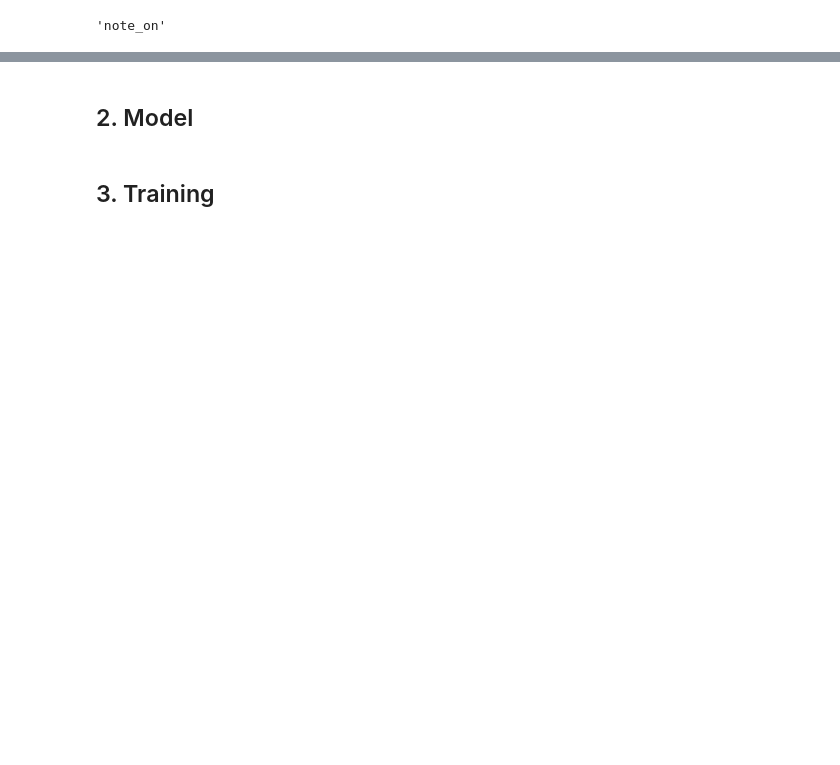
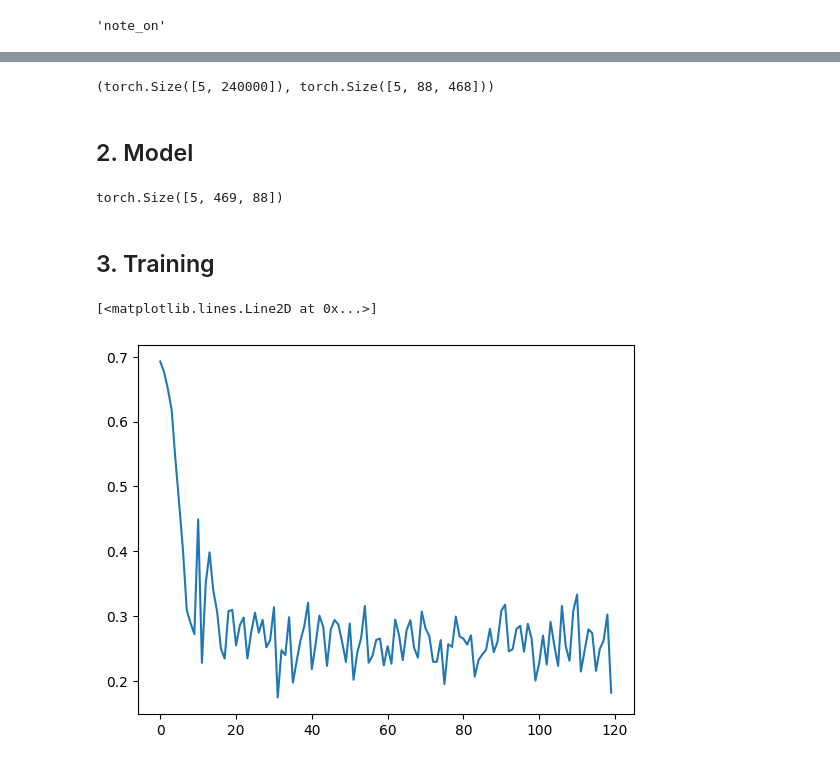
Before and after one commit to jdasam/ant5015, a Jupyter notebook: notebooks/10th_week_automatic_music_transcription.ipynb, the cells around one changed output, grey strips where cells are left out. Drawn from its saved outputs; the diff is of its cells as text; code cells hidden in the pictures; blank space fills up the shorter version.

```diff
--- a/notebooks/10th_week_automatic_music_transcription.ipynb
+++ b/notebooks/10th_week_automatic_music_transcription.ipynb
@@ -139,4 +302,84 @@ entire_notes
+# %%
+from torch.utils.data import DataLoader
+
+train_loader = DataLoader(dataset, batch_size=5)
+
+batch = next(iter(train_loader))
+audio, label = batch
+audio.shape, label.shape
+# %% [output]
+(torch.Size([5, 240000]), torch.Size([5, 88, 468]))
 # %% [markdown]
 ## 2. Model
+# %%
+import torch.nn as nn
+
+class SpecConverter(nn.Module):
+  def __init__(self):
+    super().__init__()
+    self.mel = torchaudio.transforms.MelSpectrogram(sample_rate=16000, n_fft=2048, hop_length=512, n_mels=352)
+    self.db = torchaudio.transforms.AmplitudeToDB()
+
+  def forward(self, x):
+    return self.db(self.mel(x)) / 80
+
+converter = SpecConverter()
+out = converter(audio)
+# %%
+class Transcriber(nn.Module):
+  def __init__(self):
+    super().__init__()
+    self.spec = SpecConverter()
+
+    self.conv_stack = nn.Sequential(
+        nn.Conv2d(1, 32, kernel_size=(3,3), padding=(1,1)),
+        nn.ReLU(),
+        nn.MaxPool2d((2, 1)),
+        nn.Conv2d(32, 32, kernel_size=(3,3), padding=(1,1)),
+        nn.ReLU(),
+        nn.MaxPool2d((2, 1)),
+        nn.Conv2d(32, 32, kernel_size=(3,3), padding=(1,1)),
+        nn.ReLU(),
+        nn.MaxPool2d((2, 1))
+    )
+    self.linear = nn.Linear(32*44, 88)
+
+  def forward(self, x):
+    spec = self.spec(x).unsqueeze(1)
+    conv_out = self.conv_stack(spec)
+    conv_out = conv_out.flatten(1,2).permute(0, 2, 1) # N x T x H
+    return self.linear(conv_out)
+
+model = Transcriber()
+model(audio).shape
+# %% [output]
+torch.Size([5, 469, 88])
 # %% [markdown]
 ## 3. Training
+# %%
+def bce_loss(pred, target):
+  return -(target * torch.log(pred + 1e-8) + (1-target) * torch.log(1-pred + 1e-8)).mean()
+
+model = Transcriber()
+optimizer = torch.optim.Adam(model.parameters())
+train_loader = DataLoader(dataset, batch_size=16)
+model.to('cuda')
+
+loss_record = []
+
+for epoch in tqdm(range(30)):
+  for batch in train_loader:
+    audio, label = batch
+    pred = model(audio.cuda())
+    pred = pred.sigmoid().permute(0, 2, 1) # N x 88 x T
+    pred = pred[..., :-1]
+    loss = bce_loss(pred, label.to('cuda').to(torch.float32))
+    loss.backward()
+    optimizer.step()
+    optimizer.zero_grad()
+    loss_record.append(loss.item())
+# %%
+plt.plot(loss_record)
+# %% [output]
+[<matplotlib.lines.Line2D at 0x...>]
+[figure, added]
```
Also changed, not shown: parts of 14 cells of this notebook.
